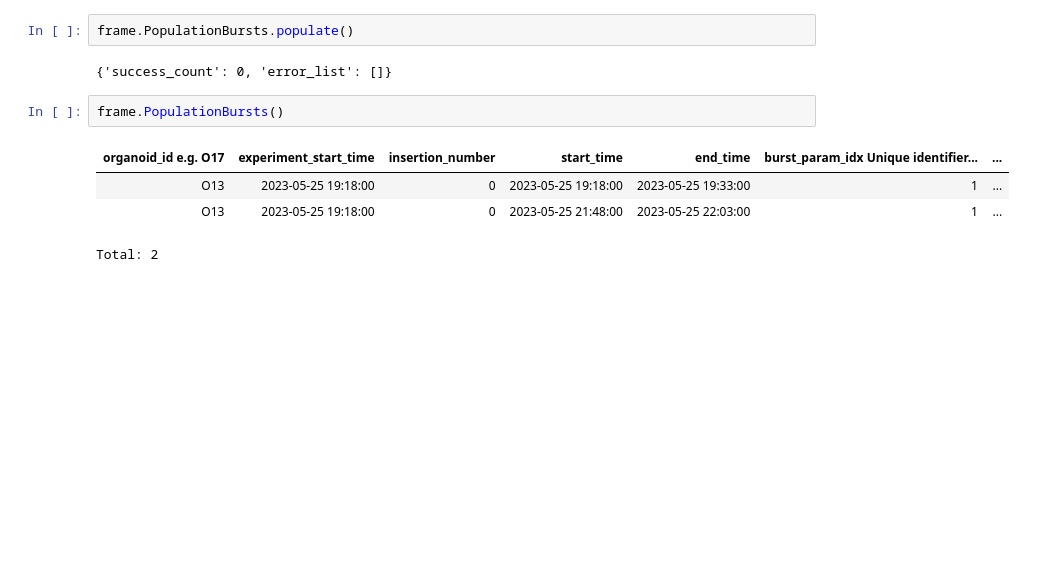
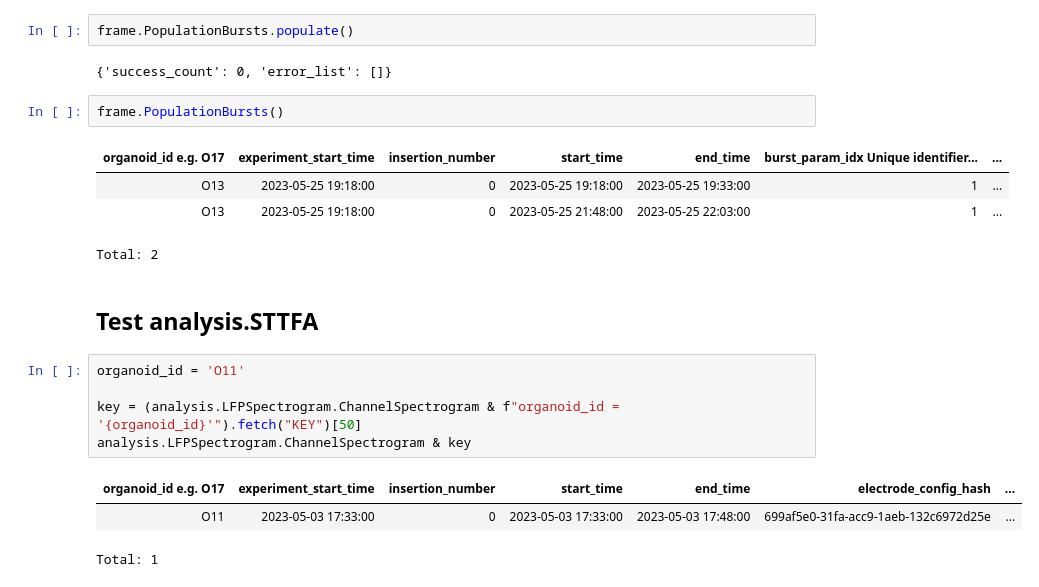
Before and after one commit to judewerth/utah_organoids, a Jupyter notebook: notebooks/test_worker.ipynb, the cells around one changed output. Cells and saved outputs as stored; diff of their text form; blank space fills up the shorter version.

Commit message:
added STTFA and STTC functions to frame along with test_worker.ipynb showcasing tables

```diff
--- a/notebooks/test_worker.ipynb
+++ b/notebooks/test_worker.ipynb
@@ -267,3 +267,14 @@ frame.PopulationBursts()
 | O13 | 2023-05-25 19:18:00 | 0 | 2023-05-25 19:18:00 | 2023-05-25 19:33:00 | 1 | ... |
 | O13 | 2023-05-25 19:18:00 | 0 | 2023-05-25 21:48:00 | 2023-05-25 22:03:00 | 1 | ... |
 Total: 2
+# %% [markdown]
+## Test analysis.STTFA
+# %%
+organoid_id = 'O11'
+
+key = (analysis.LFPSpectrogram.ChannelSpectrogram & f"organoid_id = '{organoid_id}'").fetch("KEY")[50]
+analysis.LFPSpectrogram.ChannelSpectrogram & key
+# %% [output]
+| organoid_id e.g. O17 | experiment_start_time | insertion_number | start_time | end_time | electrode_config_hash | ... |
+| O11 | 2023-05-03 17:33:00 | 0 | 2023-05-03 17:33:00 | 2023-05-03 17:48:00 | 699af5e0-31fa-acc9-1aeb-132c6972d25e | ... |
+Total: 1
```
Also changed, not shown: parts of 18 cells of this notebook, 1 other file.
